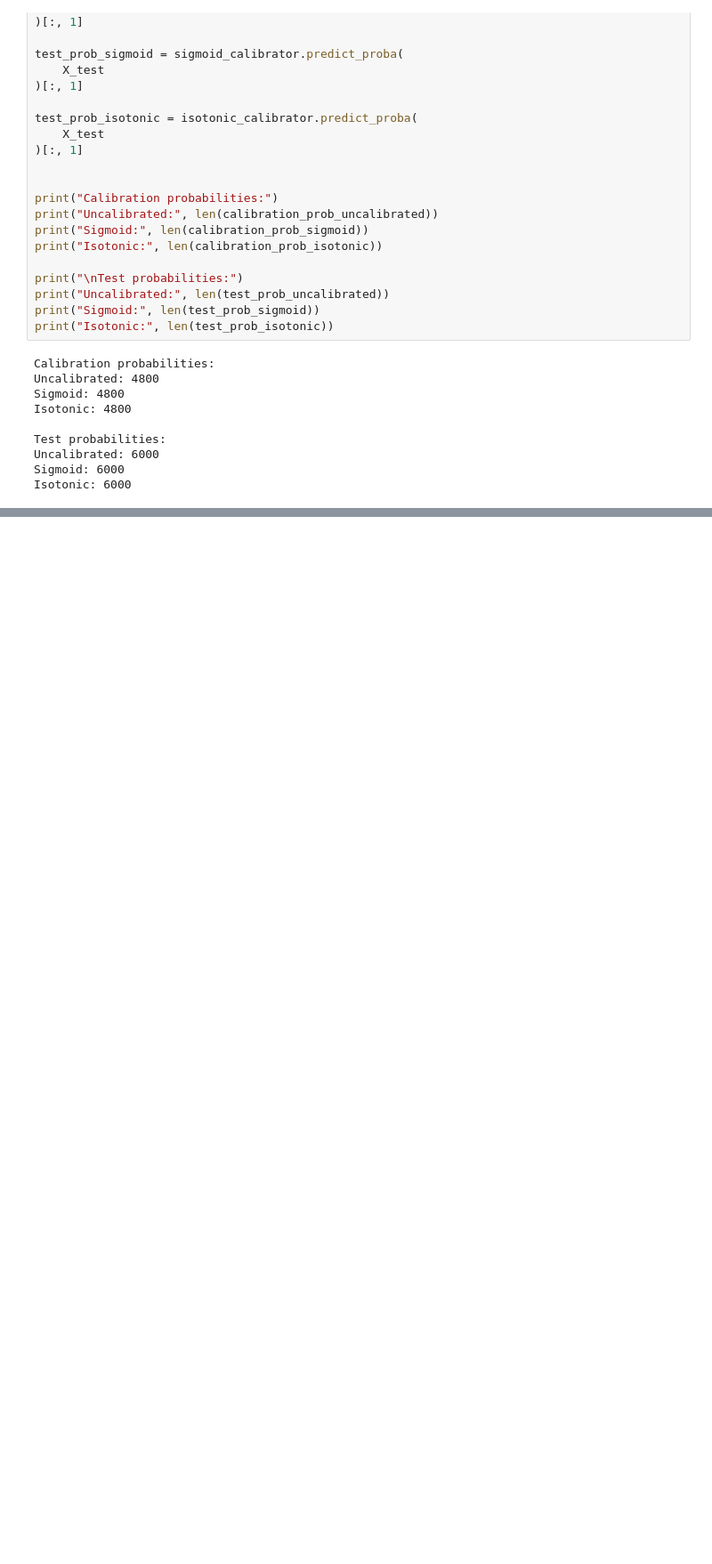
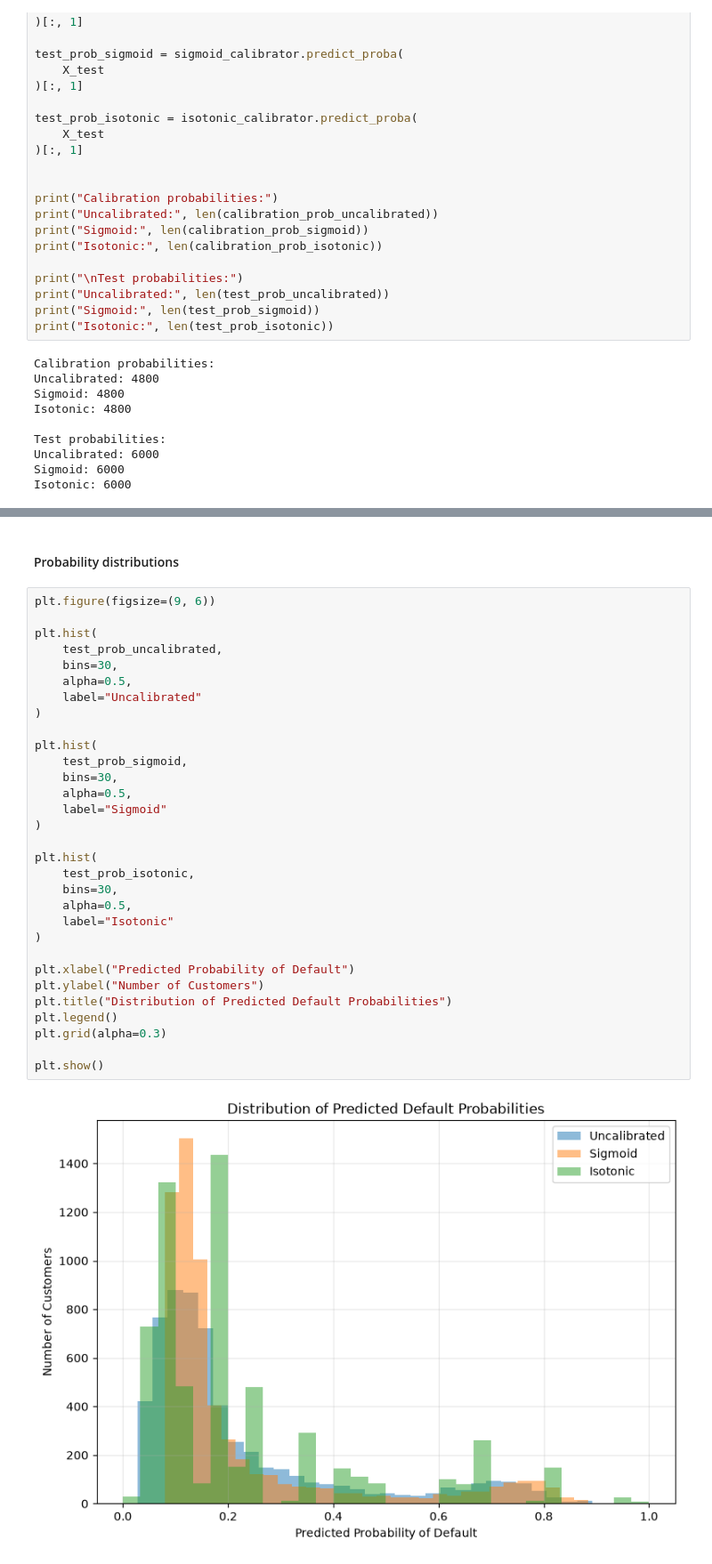
Before and after one commit to chamudi01/Credit-Risk-Scoring-System, a Jupyter notebook: notebooks/07_probability_calibration.ipynb, the cells around one changed output, grey strips where cells are left out. Shown at 89% size. Cells and saved outputs as stored; diff of their text form; blank space fills up the shorter version.

```diff
--- a/notebooks/07_probability_calibration.ipynb
+++ b/notebooks/07_probability_calibration.ipynb
@@ -800,0 +1024,35 @@ Isotonic: 6000
+# %% [markdown]
+#### Probability distributions
+# %%
+plt.figure(figsize=(9, 6))
+
+plt.hist(
+    test_prob_uncalibrated,
+    bins=30,
+    alpha=0.5,
+    label="Uncalibrated"
+)
+
+plt.hist(
+    test_prob_sigmoid,
+    bins=30,
+    alpha=0.5,
+    label="Sigmoid"
+)
+
+plt.hist(
+    test_prob_isotonic,
+    bins=30,
+    alpha=0.5,
+    label="Isotonic"
+)
+
+plt.xlabel("Predicted Probability of Default")
+plt.ylabel("Number of Customers")
+plt.title("Distribution of Predicted Default Probabilities")
+plt.legend()
+plt.grid(alpha=0.3)
+
+plt.show()
+# %% [output]
+[figure, added]
```
Also changed, not shown: parts of 43 cells of this notebook.
